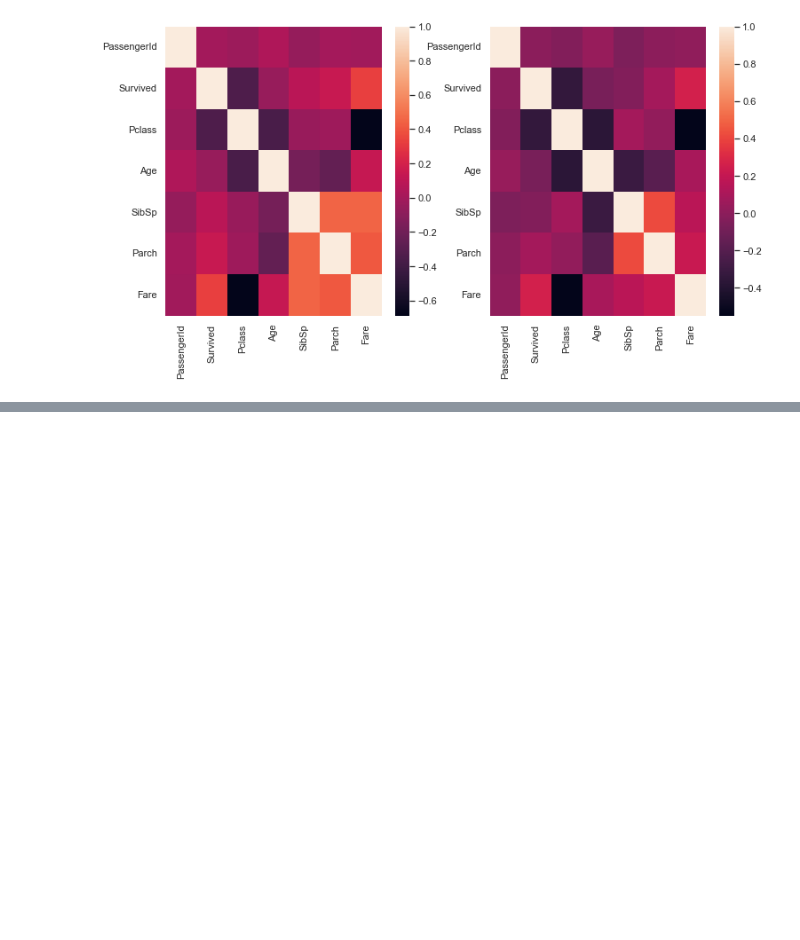
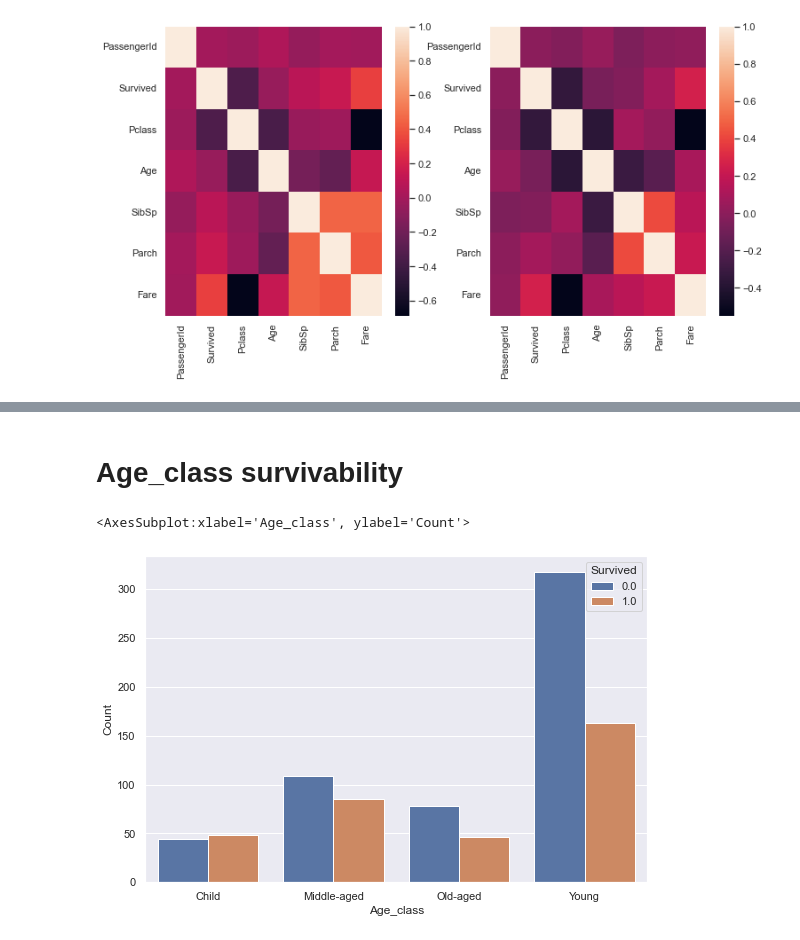
Before and after one commit to Porpoising/home_tasks, a Jupyter notebook: Pets/titanic/EDA.ipynb, the cells around one changed output, grey strips where cells are left out. Drawn from its saved outputs; the diff is of its cells as text; code cells hidden in the pictures; blank space fills up the shorter version.

```diff
--- a/Pets/titanic/EDA.ipynb
+++ b/Pets/titanic/EDA.ipynb
@@ -277,3 +288,0 @@ age_median
-# %%
-titanic_train['Age'].fillna(value=age_median, inplace=True)
-titanic_train
@@ -293,0 +289,4 @@ titanic_train
+# %%
+median_filled = titanic_train.replace(titanic_train['Age'].values,
+                                      titanic_train['Age'].fillna(age_median).values)
+median_filled
@@ -293,0 +343,18 @@ titanic_train
+# %%
+def age_classification(column_1, column_2):
+        for index in column_1.index:
+                if column_1[index] in range(0, 17):
+                        column_2[index] = 'Child'
+                        continue
+                if column_1[index] in range(17, 31):
+                        column_2[index] = 'Young'
+                        continue
+                if column_1[index] in range(31, 46):
+                        column_2[index] = 'Middle-aged'
+                        continue
+                else:
+                        column_2[index] = 'Old-aged'
+
+median_filled['Age_class'] = None
+age_classification(median_filled['Age'], median_filled['Age_class'])
+median_filled
@@ -293,0 +425,11 @@ titanic_train
+# %% [markdown]
+# Age_class survivability
+# %%
+age_class_surv = median_filled.groupby(['Survived', 'Age_class'], as_index=False)\
+        .agg({'Name': 'count'})\
+        .rename(columns={'Name': 'Count'})
+
+sns.barplot(x='Age_class', y='Count', hue='Survived', data=age_class_surv)
+# %% [output]
+<AxesSubplot:xlabel='Age_class', ylabel='Count'>
+[figure, added]
```
Also changed, not shown: parts of 16 cells of this notebook.
